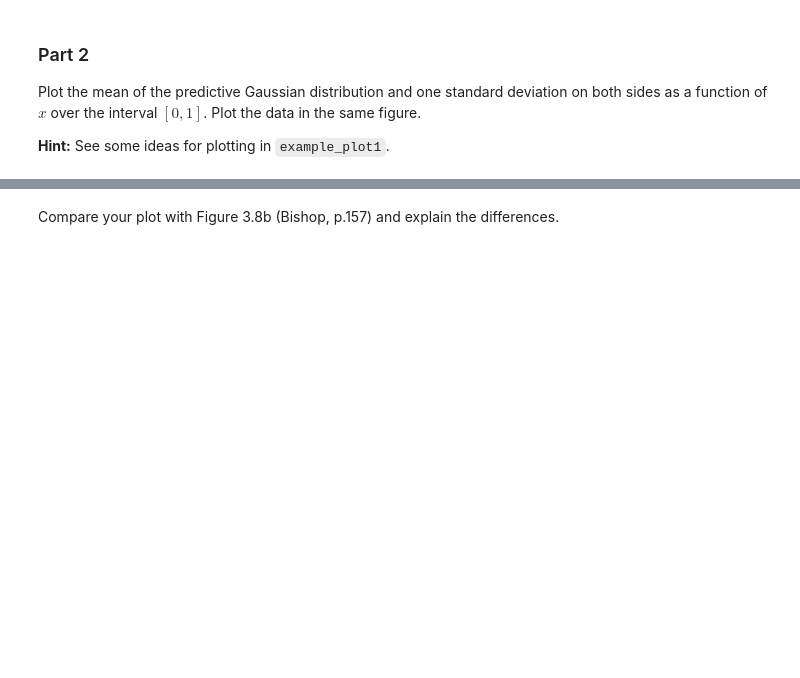
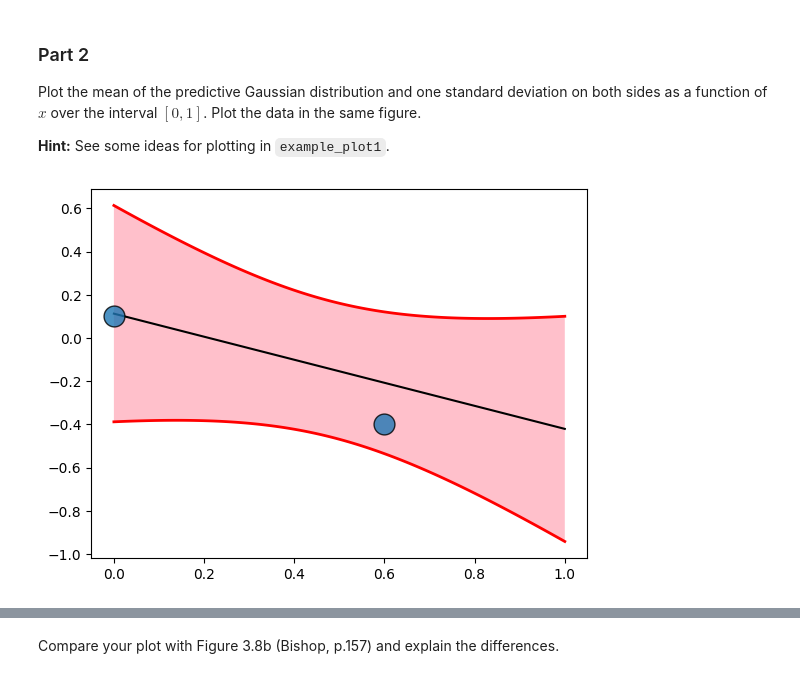
Before and after one commit to meraxion/SML24, a Jupyter notebook: SML24_as02/SML24_as02_2.ipynb, the cells around one changed output, grey strips where cells are left out. Drawn from its saved outputs; the diff is of its cells as text; code cells hidden in the pictures; blank space fills up the shorter version.

```diff
--- a/SML24_as02/SML24_as02_2.ipynb
+++ b/SML24_as02/SML24_as02_2.ipynb
@@ -66,8 +90,24 @@ s2x : array
 """
 # We set x to (say) 101 points over the interval x = [0, 1]. (Please do not change.)
 x = np.linspace(0, 1, 101)
-# YOUR CODE HERE
-raise NotImplementedError()
+S_n_inverse = np.array([[31, 15], [15, 8.8]])
+S_n = np.linalg.inv(S_n_inverse)
+
+# calculating m_x function
+m_term_two = S_n @ np.array([-0.15, -0.1]).T
+def calc_mx(x):
+    term_one = np.array([np.array([30, 30*x_n]) for x_n in x])
+    return term_one @ m_term_two
+mx = calc_mx(x)
+
+# calculating s_x function
+def calc_s2x(x):
+    one_and_x_array = np.array([np.array([1, x_n]) for x_n in x])
+    s2x = []
+    for phi in one_and_x_array:
+        s2x.append((1 / 15) + phi @ S_n @ phi.T)
+    return np.array(s2x)
+s2x = calc_s2x(x)
 # %%
 """
 Hidden test for mx and s2x over the interval [0,1].
@@ -80,24 +122,25 @@ Plot the mean of the predictive Gaussian distribution and one standard deviation
 # %%
 def example_plot1(x):
     """
     Example for plotting a function with data points, mean and standard deviation.
     x: array of points over the interval[0, 1], e.g., x = np.linspace(0, 1, 101)
     """
-    # Generate some bogus data and predictive distribution, for illustration purposes.
-    # You should use your own data, functions, and std. dev!
-    Xn = np.array([0.3, 0.5, 0.9])
-    Tn = np.array([0.05, -0.35, 0.8])
-    mx = x**2
-    sx = 0.2 * np.sqrt(x)
+    # with our mx and sx
+    Xn = np.array([0., 0.6])
+    Tn = np.array([0.1, -0.4])
+    mx = calc_mx(x)
+    sx = np.sqrt(calc_s2x(x))
 
     plt.figure(1)
     # first the m(x) +/- s(x) areas (no line)
     plt.fill_between(x, mx - sx, mx + sx, facecolor = 'pink')
     # the lines for the predictive mean m(x) and deviation s(x) around it
     plt.plot(x, mx + sx, 'r', linewidth = 2)
     plt.plot(x, mx - sx, 'r', linewidth = 2)
     plt.plot(x, mx, 'k')
     # circle the data points
     plt.plot(Xn, Tn, 'o', markeredgecolor = 'black', alpha = 0.8, linewidth = 2, markersize = 15)
 
 example_plot1(x)
+# %% [output]
+[figure, added]
```
Also changed, not shown: parts of 8 cells of this notebook.
